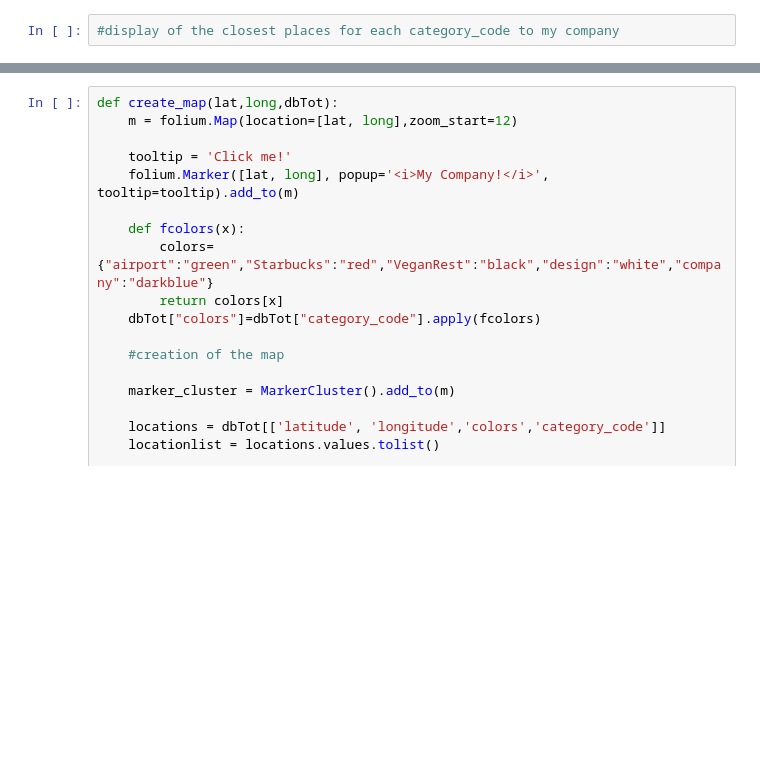
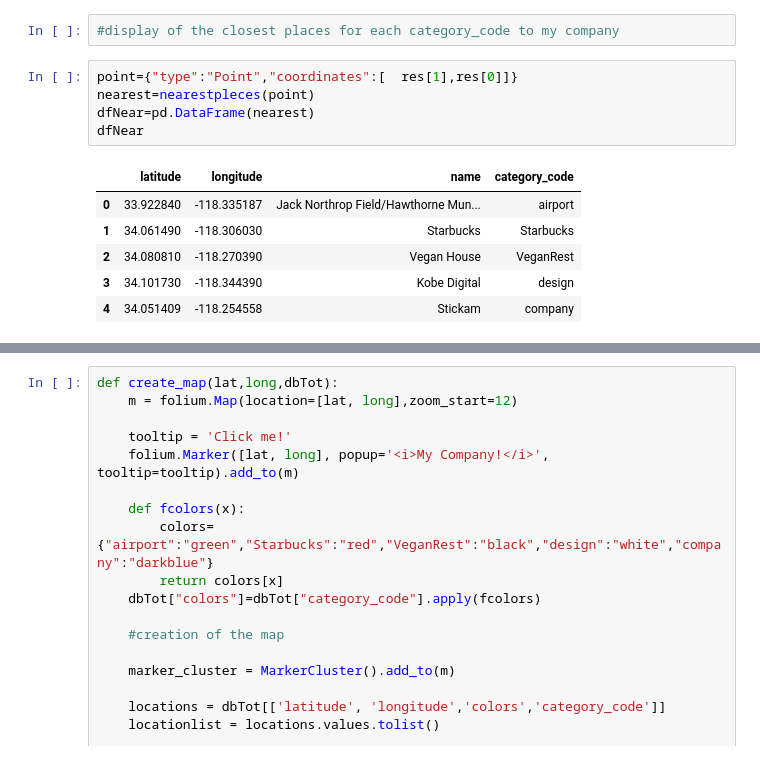
Before and after one commit to silviaserafini/Company--HQ-locator, a Jupyter notebook: Geolocalization.ipynb, the cells around one changed output, grey strips where cells are left out. Cells and saved outputs as stored; diff of their text form; blank space fills up the shorter version.

```diff
--- a/Geolocalization.ipynb
+++ b/Geolocalization.ipynb
@@ -174,3 +147,15 @@ create_map(res[0],res[1],dbTot)
 [interactive output not drawn]
 # %%
 #display of the closest places for each category_code to my company
+# %%
+point={"type":"Point","coordinates":[  res[1],res[0]]}
+nearest=nearestpleces(point)
+dfNear=pd.DataFrame(nearest)
+dfNear
+# %% [output]
+|  | latitude | longitude | name | category_code |
+| 0 | 33.922840 | -118.335187 | Jack Northrop Field/Hawthorne Mun... | airport |
+| 1 | 34.061490 | -118.306030 | Starbucks | Starbucks |
+| 2 | 34.080810 | -118.270390 | Vegan House | VeganRest |
+| 3 | 34.101730 | -118.344390 | Kobe Digital | design |
+| 4 | 34.051409 | -118.254558 | Stickam | company |
```
Also changed, not shown: parts of 25 cells of this notebook, 3 other files.
